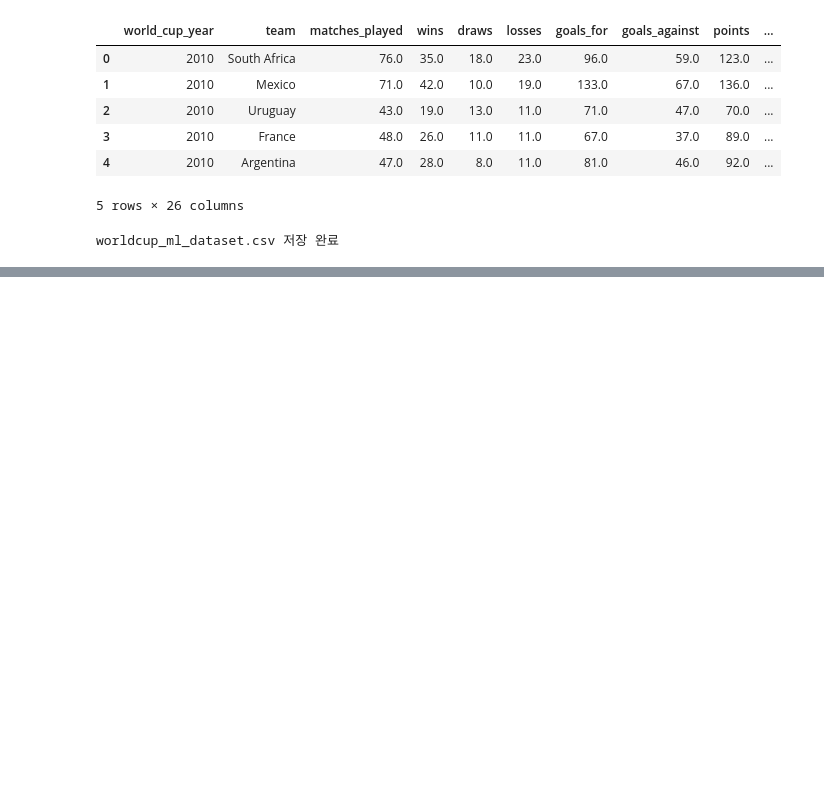
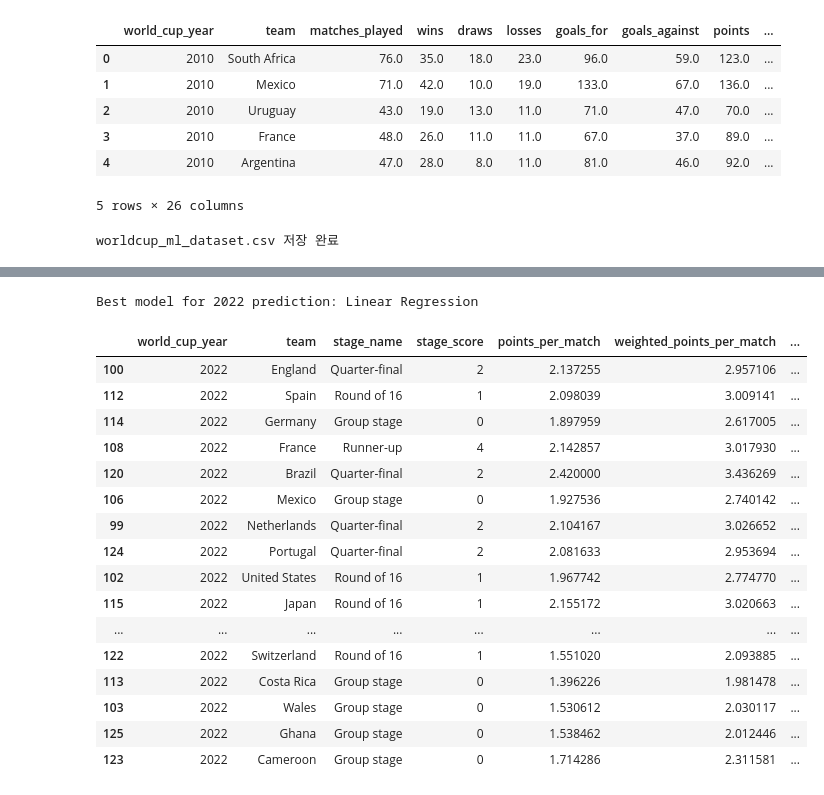
Before and after one commit to seop-byte/worldcup-2026-winner-prediction, a Jupyter notebook: worldcup_2026_prediction.ipynb, the cells around one changed output, grey strips where cells are left out. Drawn from its saved outputs; the diff is of its cells as text; code cells hidden in the pictures; blank space fills up the shorter version.

```diff
--- a/worldcup_2026_prediction.ipynb
+++ b/worldcup_2026_prediction.ipynb
@@ -1010,0 +1258,16 @@ worldcup_ml_dataset.csv 저장 완료
+# %%
+# 2010, 2014, 2018 데이터로 학습하고 2022 월드컵을 예측하는 구조
+
+train_data = ml_data[ml_data["world_cup_year"].isin([2010, 2014, 2018])].copy()
+test_2022 = ml_data[ml_data["world_cup_year"] == 2022].copy()
+
+X_train_2022 = train_data[feature_cols]
+y_train_2022 = train_data[target_col]
+
+X_test_2022 = test_2022[feature_cols]
+y_test_2022 = test_2022[target_col]
+
+print("Train data:", train_data.shape)
+print("Test 2022 data:", test_2022.shape)
+
+display(test_2022[["world_cup_year", "team", "stage_name", "stage_score"]].head())
@@ -1010,0 +1326,51 @@ worldcup_ml_dataset.csv 저장 완료
+# %%
+# 가장 RMSE가 낮은 모델 선택
+best_2022_model_name = results_2022_df.iloc[0]["model"]
+best_2022_model = models_2022[best_2022_model_name]
+
+# 2022 예측
+pred_2022 = best_2022_model.predict(X_test_2022)
+
+prediction_2022 = test_2022[[
+    "world_cup_year",
+    "team",
+    "stage_name",
+    "stage_score",
+    "points_per_match",
+    "weighted_points_per_match",
+    "avg_opponent_strength",
+    "best11_market_value",
+    "avg_best11_market_value"
+]].copy()
+
+prediction_2022["predicted_stage_score"] = pred_2022
+prediction_2022["predicted_stage_score_rounded"] = np.round(pred_2022).clip(0, 5)
+
+prediction_2022["predicted_rank"] = prediction_2022["predicted_stage_score"].rank(
+    ascending=False,
+    method="first"
+).astype(int)
+
+prediction_2022 = prediction_2022.sort_values("predicted_stage_score", ascending=False)
+
+print("Best model for 2022 prediction:", best_2022_model_name)
+display(prediction_2022)
+# %% [output]
+Best model for 2022 prediction: Linear Regression
+|  | world_cup_year | team | stage_name | stage_score | points_per_match | weighted_points_per_match | ... |
+| 100 | 2022 | England | Quarter-final | 2 | 2.137255 | 2.957106 | ... |
+| 112 | 2022 | Spain | Round of 16 | 1 | 2.098039 | 3.009141 | ... |
+| 114 | 2022 | Germany | Group stage | 0 | 1.897959 | 2.617005 | ... |
+| 108 | 2022 | France | Runner-up | 4 | 2.142857 | 3.017930 | ... |
+| 120 | 2022 | Brazil | Quarter-final | 2 | 2.420000 | 3.436269 | ... |
+| 106 | 2022 | Mexico | Group stage | 0 | 1.927536 | 2.740142 | ... |
+| 99 | 2022 | Netherlands | Quarter-final | 2 | 2.104167 | 3.026652 | ... |
+| 124 | 2022 | Portugal | Quarter-final | 2 | 2.081633 | 2.953694 | ... |
+| 102 | 2022 | United States | Round of 16 | 1 | 1.967742 | 2.774770 | ... |
+| 115 | 2022 | Japan | Round of 16 | 1 | 2.155172 | 3.020663 | ... |
+| ... | ... | ... | ... | ... | ... | ... | ... |
+| 122 | 2022 | Switzerland | Round of 16 | 1 | 1.551020 | 2.093885 | ... |
+| 113 | 2022 | Costa Rica | Group stage | 0 | 1.396226 | 1.981478 | ... |
+| 103 | 2022 | Wales | Group stage | 0 | 1.530612 | 2.030117 | ... |
+| 125 | 2022 | Ghana | Group stage | 0 | 1.538462 | 2.012446 | ... |
+| 123 | 2022 | Cameroon | Group stage | 0 | 1.714286 | 2.311581 | ... |
```
Also changed, not shown: parts of 18 cells of this notebook.
